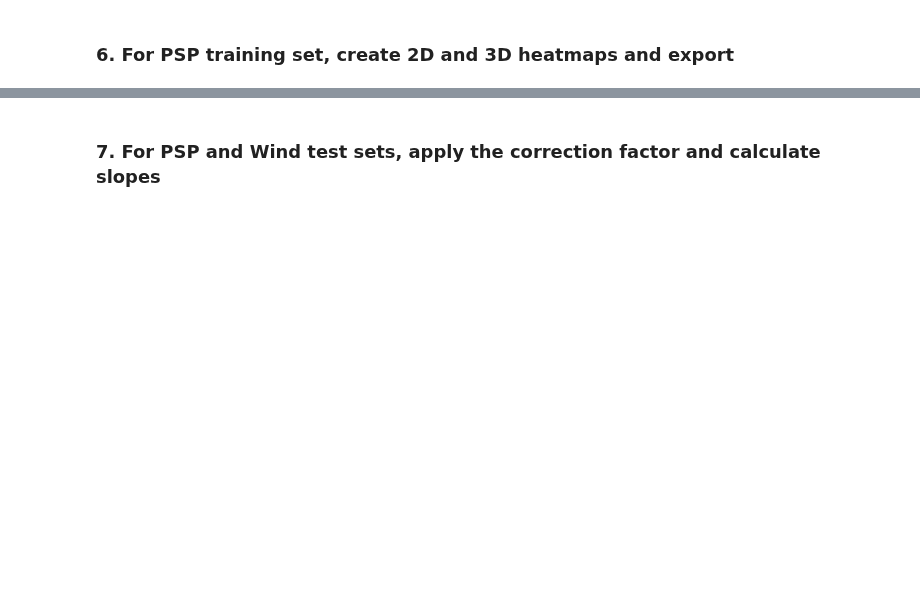
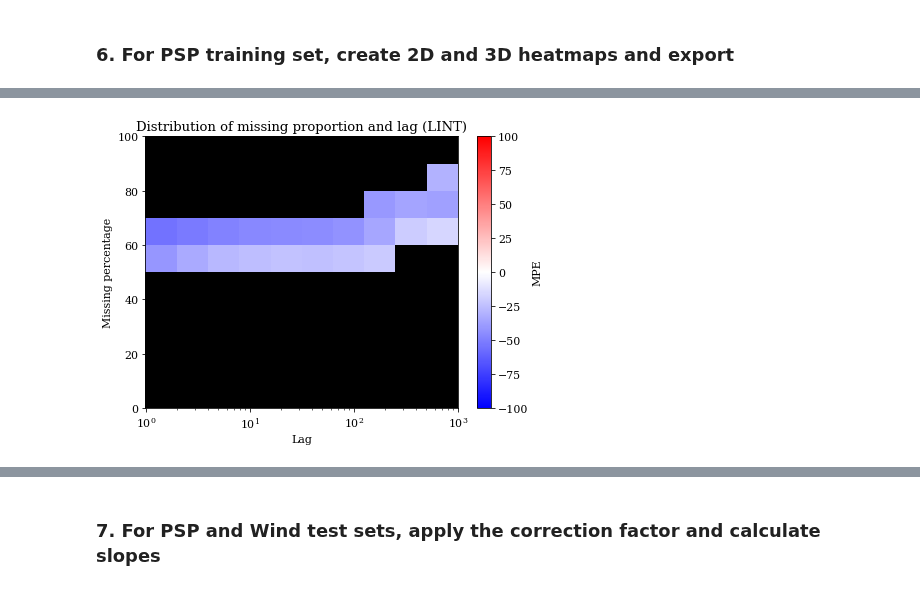
Before and after one commit to daniel-wrench/time_series_analysis, a Jupyter notebook: official_demo.ipynb, the cells around one changed output, grey strips where cells are left out. Cells and saved outputs as stored; diff of their text form; code cells hidden in the pictures; blank space fills up the shorter version.

```diff
--- a/official_demo.ipynb
+++ b/official_demo.ipynb
@@ -531,0 +638,28 @@ check[[ "sf_2_pe"]].plot()
+# %%
+importlib.reload(sf)
+
+missing_measure = "missing_percent"
+n_bins = 10
+
+heatmap_bin_vals_2d, heatmap_bin_edges_2d, lookup_table_2d = (
+    sf.create_heatmap_lookup(
+        sfs_copies[sfs_copies["gap_handling"]=="lint"], missing_measure, n_bins, log=True
+    )
+)
+
+fig, ax = plt.subplots(figsize=(7, 5))
+plt.pcolormesh(
+    heatmap_bin_edges_2d[0],
+    heatmap_bin_edges_2d[1],
+    heatmap_bin_vals_2d.T,
+    cmap="bwr",
+)
+plt.colorbar(label="MPE")
+plt.clim(-100, 100)
+plt.xlabel("Lag")
+plt.ylabel("Missing percentage")
+plt.title("Distribution of missing proportion and lag (LINT)")
+ax.set_facecolor("black")
+ax.set_xscale("log")
+# %% [output]
+[figure, added]
```
Also changed, not shown: parts of 30 cells of this notebook.
